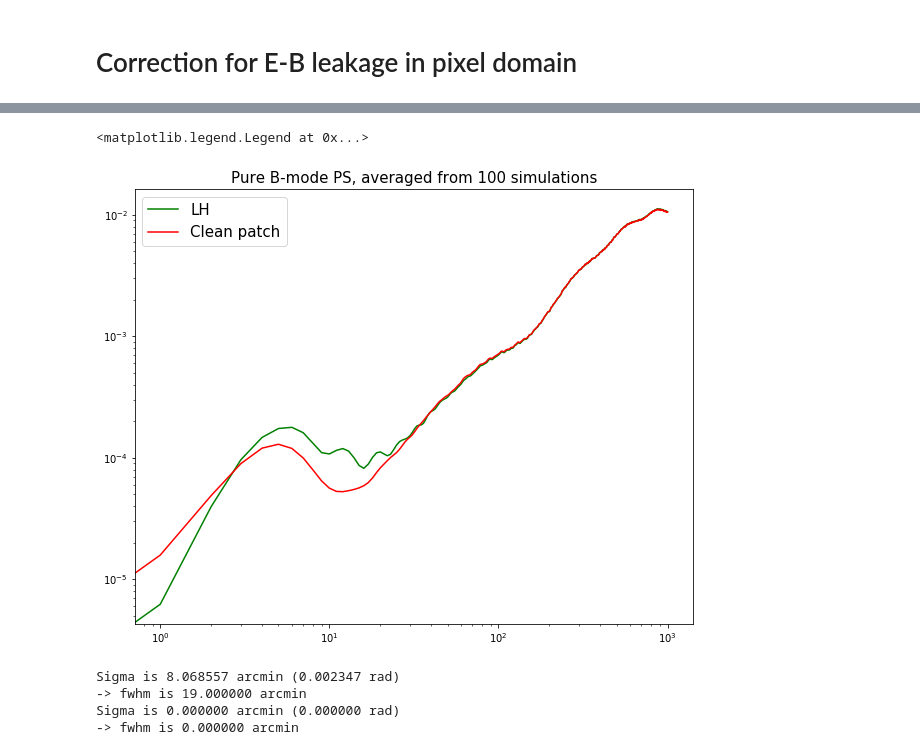
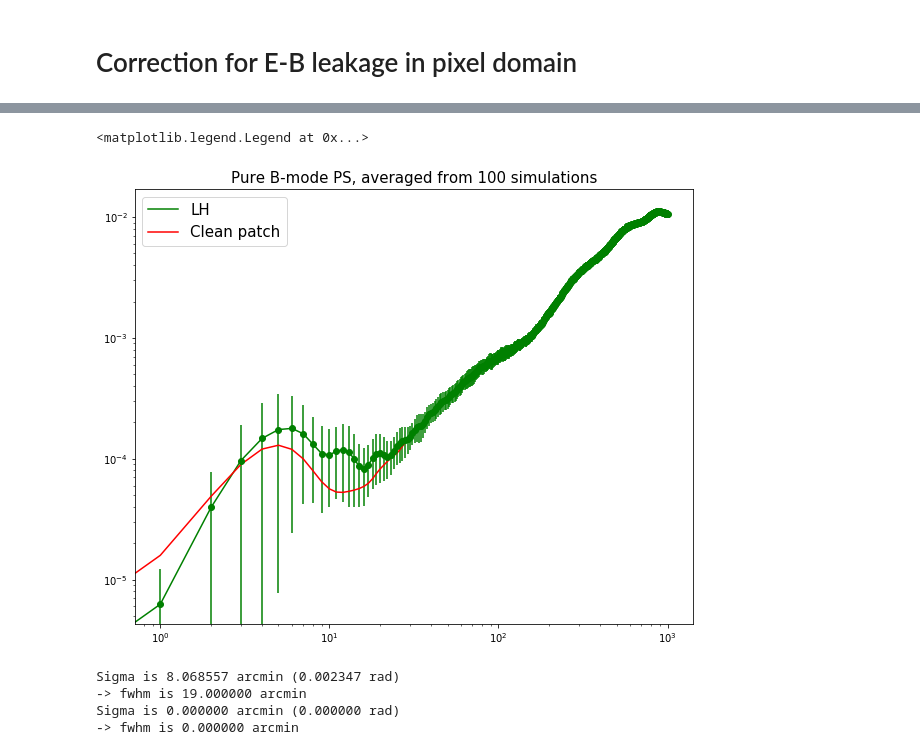
Before and after one commit to yaojian95/Ali_foreground, a Jupyter notebook: codes/Na_fore.ipynb, the cells around one changed output, grey strips where cells are left out. Saved outputs shown, nothing was run; the diff lists cells and outputs as text; code cells hidden in the pictures.

```diff
--- a/codes/Na_fore.ipynb
+++ b/codes/Na_fore.ipynb
@@ -253,18 +253,26 @@ Sigma is 0.000000 arcmin (0.000000 rad)
 # %%
 Cl_LH = np.mean(cl_clean_LH, axis = 0);
 Cl_patch = np.mean(cl_clean_patch, axis = 0)
+# %%
+lh_std = np.std(cl_clean_LH, axis = 0)
+patch_std = np.std(cl_clean_patch, axis = 0)
 # %%
 ell = np.arange(len(cl_LH_i)); el2 = utils.l2(ell)
 # %%
 plt.figure(figsize = (10, 8))
 
 plt.loglog(ell, el2*Cl_LH, 'g-',label = 'LH')
 plt.loglog(ell, el2*Cl_patch, 'r-', label = 'Clean patch');
+
+plt.errorbar(ell, el2*Cl_LH, yerr = el2*lh_std,fmt='go',capthick = 0.1)
+# plt.errorbar(ell, el2*Cl_patch, yerr = el2*patch_std,fmt='bo',capthick = 0.1)
+
+
 plt.title('Pure B-mode PS, averaged from 100 simulations', fontsize = 15)
 plt.legend(fontsize = 15)
 # %% [output]
 <matplotlib.legend.Legend at 0x...>
-[figure, old version]
+[figure, new version]
 # %%
 def Patch_BB(maps, nside, mask):
 
```
Also changed, not shown: parts of 6 cells of this notebook, 1 other file.
